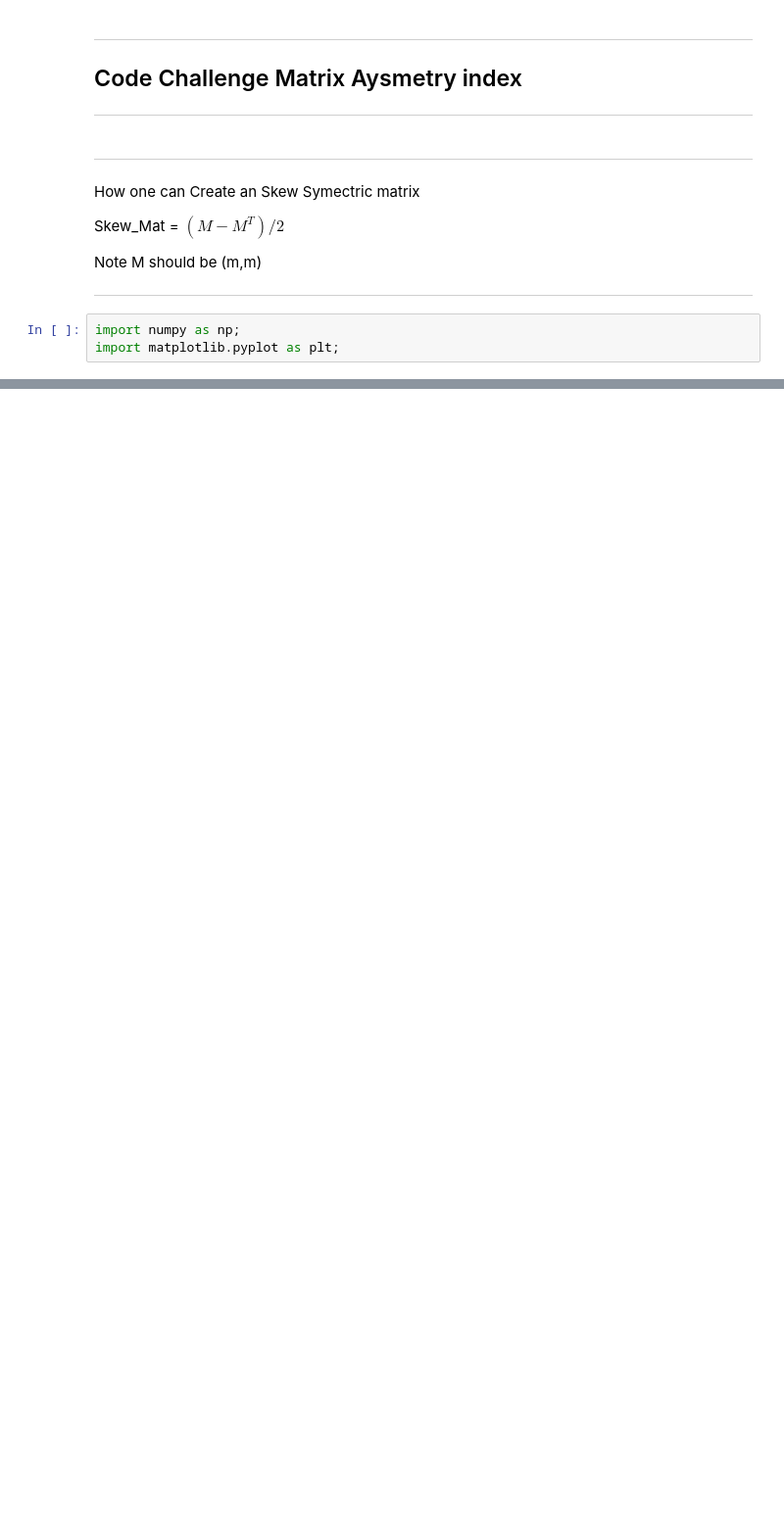
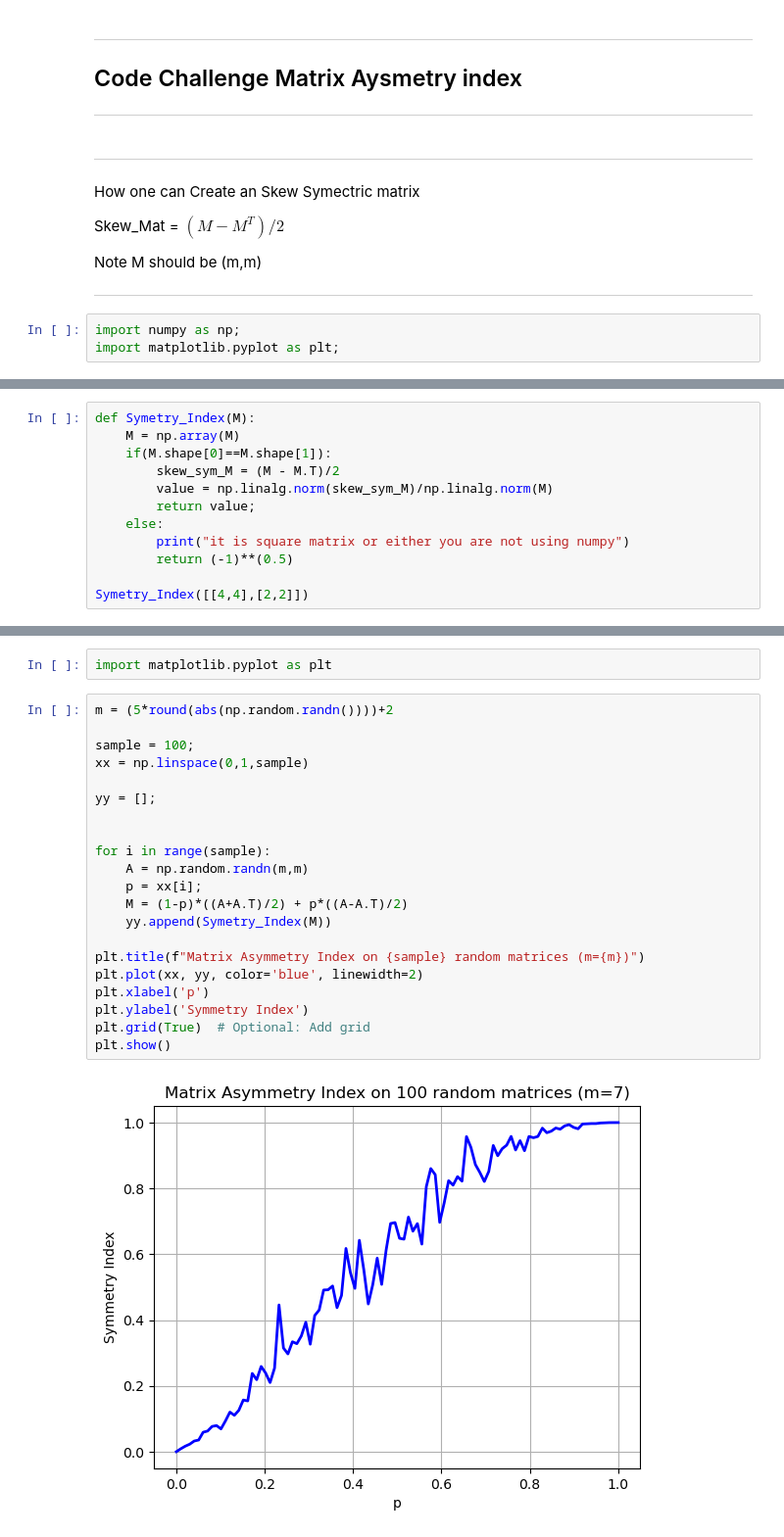
Before and after one commit to HasnainSaifi34/EngineeringMathematics, a Jupyter notebook: code chalenges Linear Algebra/matrices/asymetryindex.ipynb, the cells around one changed output, grey strips where cells are left out. Shown at 98% size. Cells and saved outputs as stored; diff of their text form; blank space fills up the shorter version.

Commit message:
Creating a Matrix of any given Asymetric Index

```diff
--- a/code chalenges Linear Algebra/matrices/asymetryindex.ipynb
+++ b/code chalenges Linear Algebra/matrices/asymetryindex.ipynb
@@ -155,0 +156,12 @@ Asymetry index of random square matrices
+# %%
+def Symetry_Index(M):
+    M = np.array(M)
+    if(M.shape[0]==M.shape[1]):
+        skew_sym_M = (M - M.T)/2
+        value = np.linalg.norm(skew_sym_M)/np.linalg.norm(M)
+        return value;
+    else:
+        print("it is square matrix or either you are not using numpy")
+        return (-1)**(0.5)
+
+Symetry_Index([[4,4],[2,2]])
@@ -155,0 +194,25 @@ Asymetry index of random square matrices
+# %%
+import matplotlib.pyplot as plt
+# %%
+m = (5*round(abs(np.random.randn())))+2
+
+sample = 100;
+xx = np.linspace(0,1,sample)
+
+yy = [];
+
+
+for i in range(sample):
+    A = np.random.randn(m,m)
+    p = xx[i];
+    M = (1-p)*((A+A.T)/2) + p*((A-A.T)/2)
+    yy.append(Symetry_Index(M))
+
+plt.title(f"Matrix Asymmetry Index on {sample} random matrices (m={m})")
+plt.plot(xx, yy, color='blue', linewidth=2)
+plt.xlabel('p')
+plt.ylabel('Symmetry Index')
+plt.grid(True)  # Optional: Add grid
+plt.show()
+# %% [output]
+[figure, added]
```
Also changed, not shown: parts of 4 cells of this notebook.
